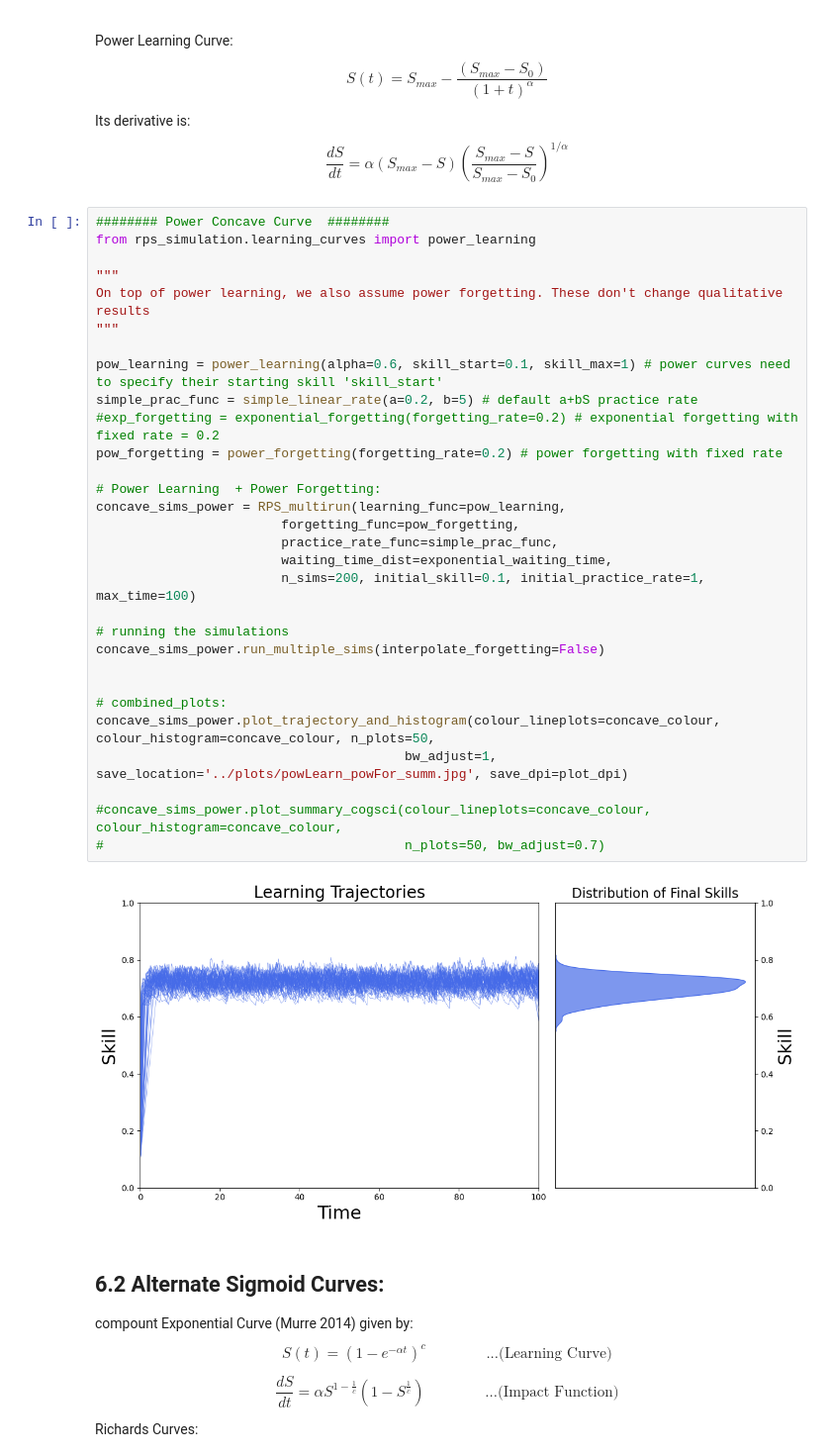
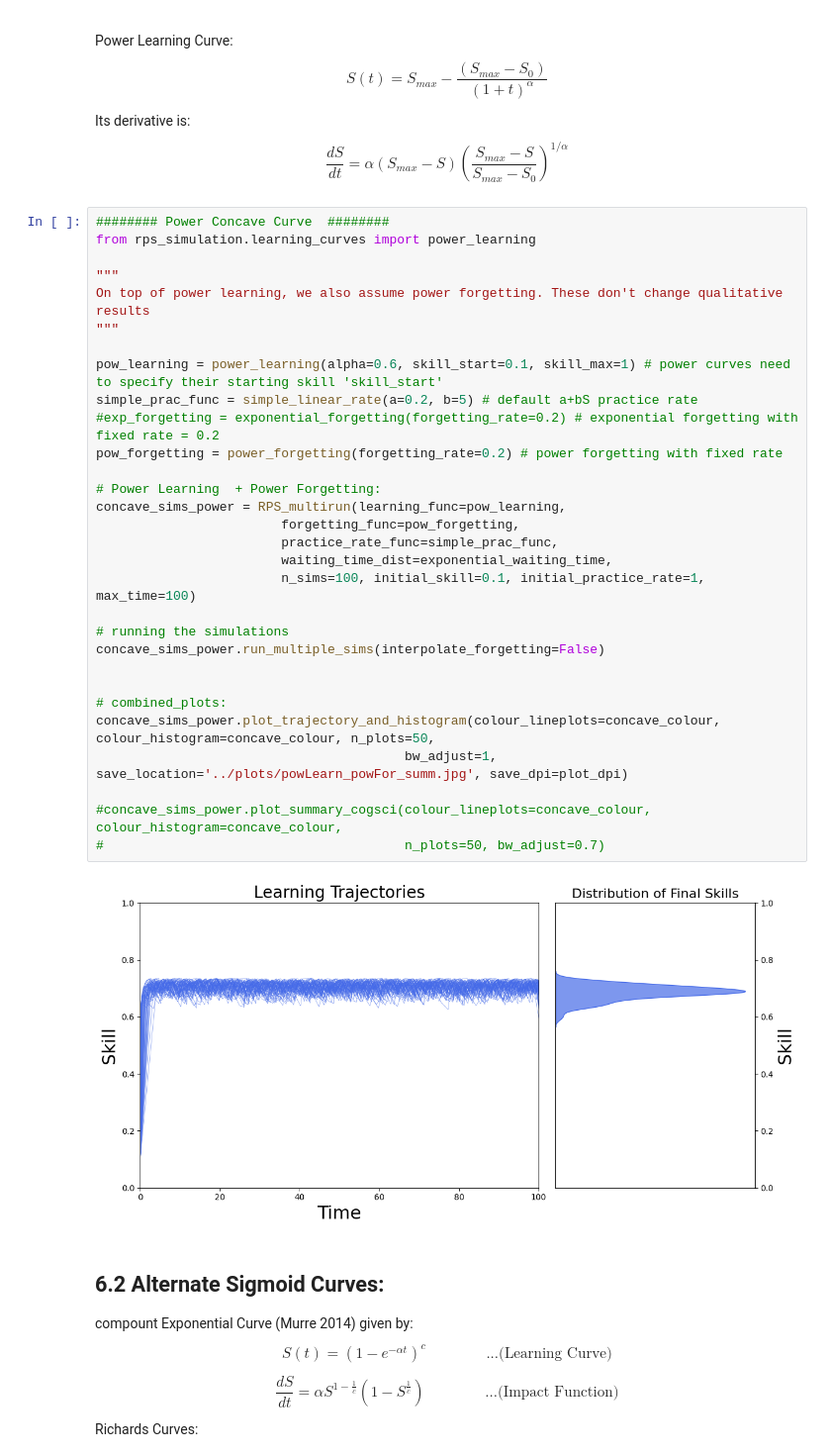
Before and after one commit to plaskar/rps_model, a Jupyter notebook: notebooks/1. Basic RPS Model Simulations.ipynb, the cells around one changed output. Shown at 99% size. Saved outputs shown, nothing was run; the diff lists cells and outputs as text.

```diff
--- a/notebooks/1. Basic RPS Model Simulations.ipynb
+++ b/notebooks/1. Basic RPS Model Simulations.ipynb
@@ -338,35 +349,35 @@ Its derivative is:
 # %%
 ######## Power Concave Curve  ########
 from rps_simulation.learning_curves import power_learning
 
 """
 On top of power learning, we also assume power forgetting. These don't change qualitative results
 """
 
 pow_learning = power_learning(alpha=0.6, skill_start=0.1, skill_max=1) # power curves need to specify their starting skill 'skill_start'
 simple_prac_func = simple_linear_rate(a=0.2, b=5) # default a+bS practice rate
 #exp_forgetting = exponential_forgetting(forgetting_rate=0.2) # exponential forgetting with fixed rate = 0.2
 pow_forgetting = power_forgetting(forgetting_rate=0.2) # power forgetting with fixed rate
 
 # Power Learning  + Power Forgetting:
 concave_sims_power = RPS_multirun(learning_func=pow_learning,
                         forgetting_func=pow_forgetting,
                         practice_rate_func=simple_prac_func,
                         waiting_time_dist=exponential_waiting_time,
-                        n_sims=200, initial_skill=0.1, initial_practice_rate=1, max_time=100)
+                        n_sims=100, initial_skill=0.1, initial_practice_rate=1, max_time=100)
 
 # running the simulations
 concave_sims_power.run_multiple_sims(interpolate_forgetting=False)
 
 
 # combined_plots:
 concave_sims_power.plot_trajectory_and_histogram(colour_lineplots=concave_colour, colour_histogram=concave_colour, n_plots=50,
                                         bw_adjust=1, save_location='../plots/powLearn_powFor_summ.jpg', save_dpi=plot_dpi)
 
 #concave_sims_power.plot_summary_cogsci(colour_lineplots=concave_colour, colour_histogram=concave_colour,
 #                                       n_plots=50, bw_adjust=0.7)
 # %% [output]
-[figure, old version]
+[figure, new version]
 # %% [markdown]
 ## 6.2 Alternate Sigmoid Curves:
 compount Exponential Curve (Murre 2014) given by:
```
Also changed, not shown: parts of 10 cells of this notebook, 32 other files.
